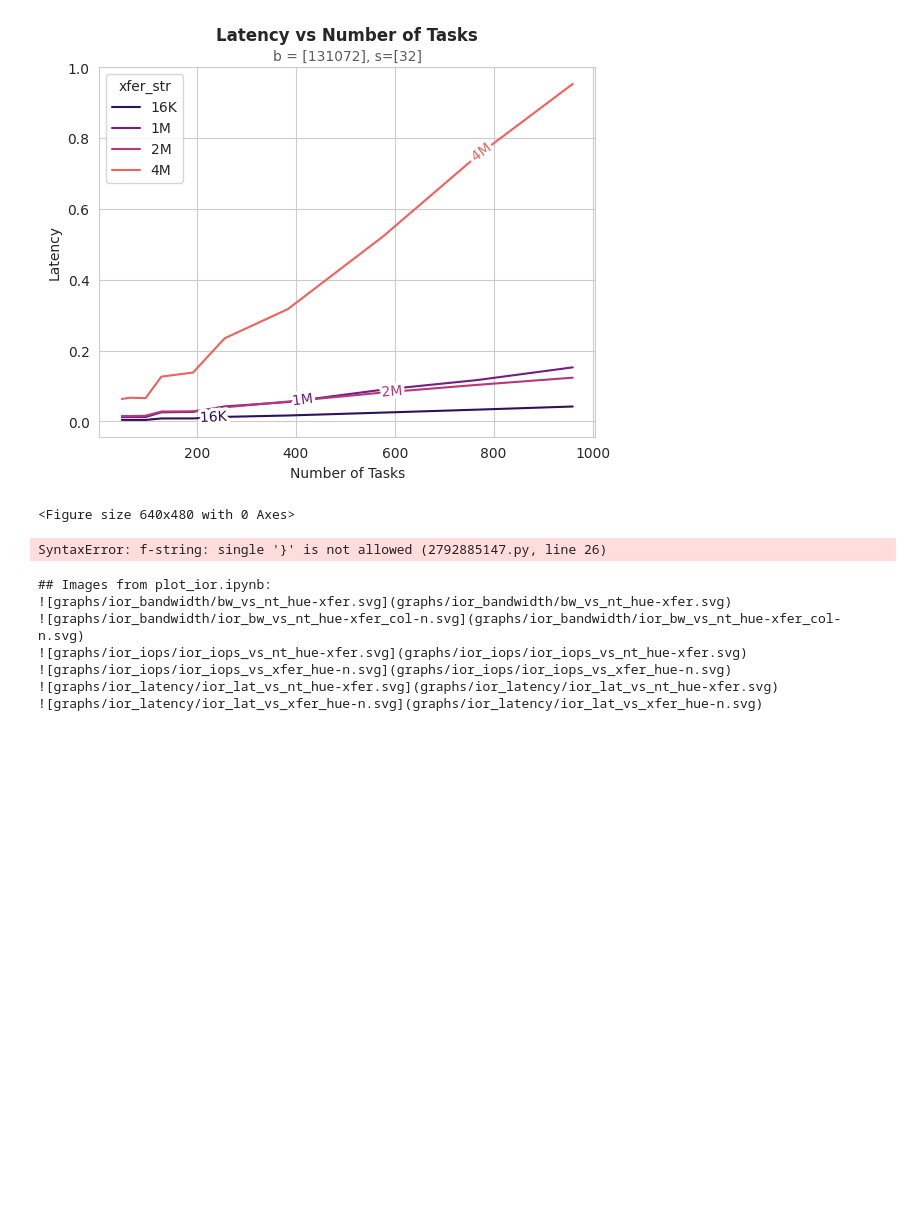
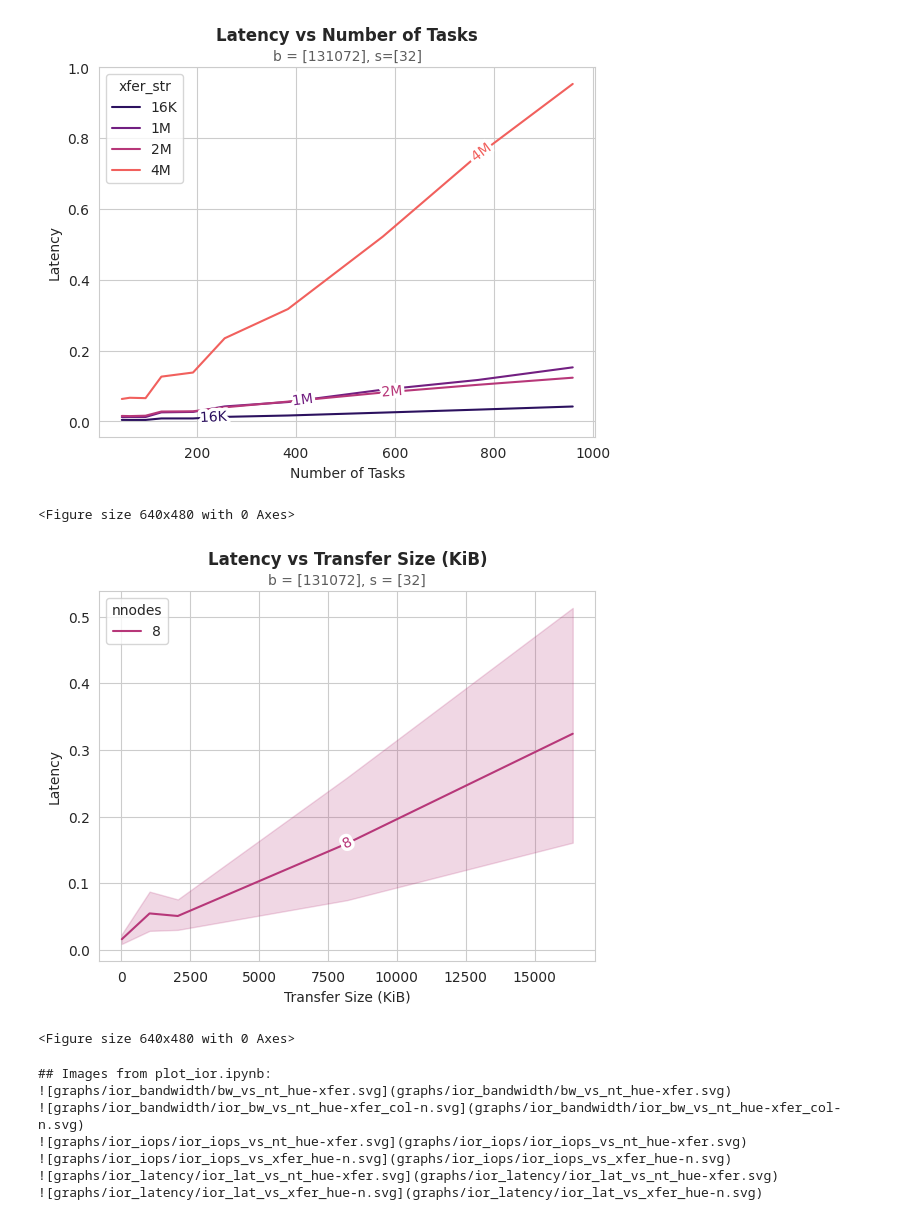
Before and after one commit to cissieAB/daos-benchmarking, a Jupyter notebook: plot_ior.ipynb, the cells around one changed output. Cells and saved outputs as stored; diff of their text form; code cells hidden in the pictures; blank space fills up the shorter version.

```diff
--- a/plot_ior.ipynb
+++ b/plot_ior.ipynb
@@ -308,37 +308,38 @@ y = "Latency"
 hue = "nnodes"
 hue_order = df['nnodes'].unique().tolist()
 hue_order.sort()
-df = fullll
+df = full
 palette = sns.color_palette("magma", len(df[hue].unique()))
 
 ax = sns.lineplot(data=df, x=x, y=y,
                 hue=hue, hue_order=hue_order,
                 palette=palette
             )
 
 lines=ax.get_lines()
 lines = [l for l in lines if len(l.get_ydata())>0]
 handles, labels = ax.get_legend_handles_labels()
 labels = [label for label in labels if label in str(hue_order) ]
 for line, label in zip(lines, labels):
     line.set_label(label)
 labelLines(lines)
 
 ax.set_xlabel("Transfer Size (KiB)")
 ax.set_ylabel("Latency")
 ax.set_title("Latency vs Transfer Size (KiB)", weight="bold", x=0.5, y=1.05)
 ax.text(x=0.5, y=1.01,
-                    s=f"b = {fullllll['block(KiB)'].unique()}, s =fufufufufullfufufufufullfullfufufullllfullll['segments'].unique()}",
+                    s=f"b = {full['block(KiB)'].unique()}, s = {full['segments'].unique()}",
                     fontsize=10, alpha=0.75, ha='center', va='bottom',
                     transform=ax.transAxes)
 
 img_path = "graphs/ior_latency/ior_lat_vs_xfer_hue-n.svg"
 plt.savefig(img_path, bbox_inches="tight")
 readme_images.append(img_path)
 plt.show()
 plt.clf()
 # %% [output]
+[figure, added]
-SyntaxError: f-string: single '}' is not allowed (2792885147.py, line 26)
+<Figure size 640x480 with 0 Axes>
 # %%
 # palette = sns.color_palette("magma", len(df["iter"].unique()))
 # ax = sns.lineplot(
```
Also changed, not shown: parts of 1 cell of this notebook.
